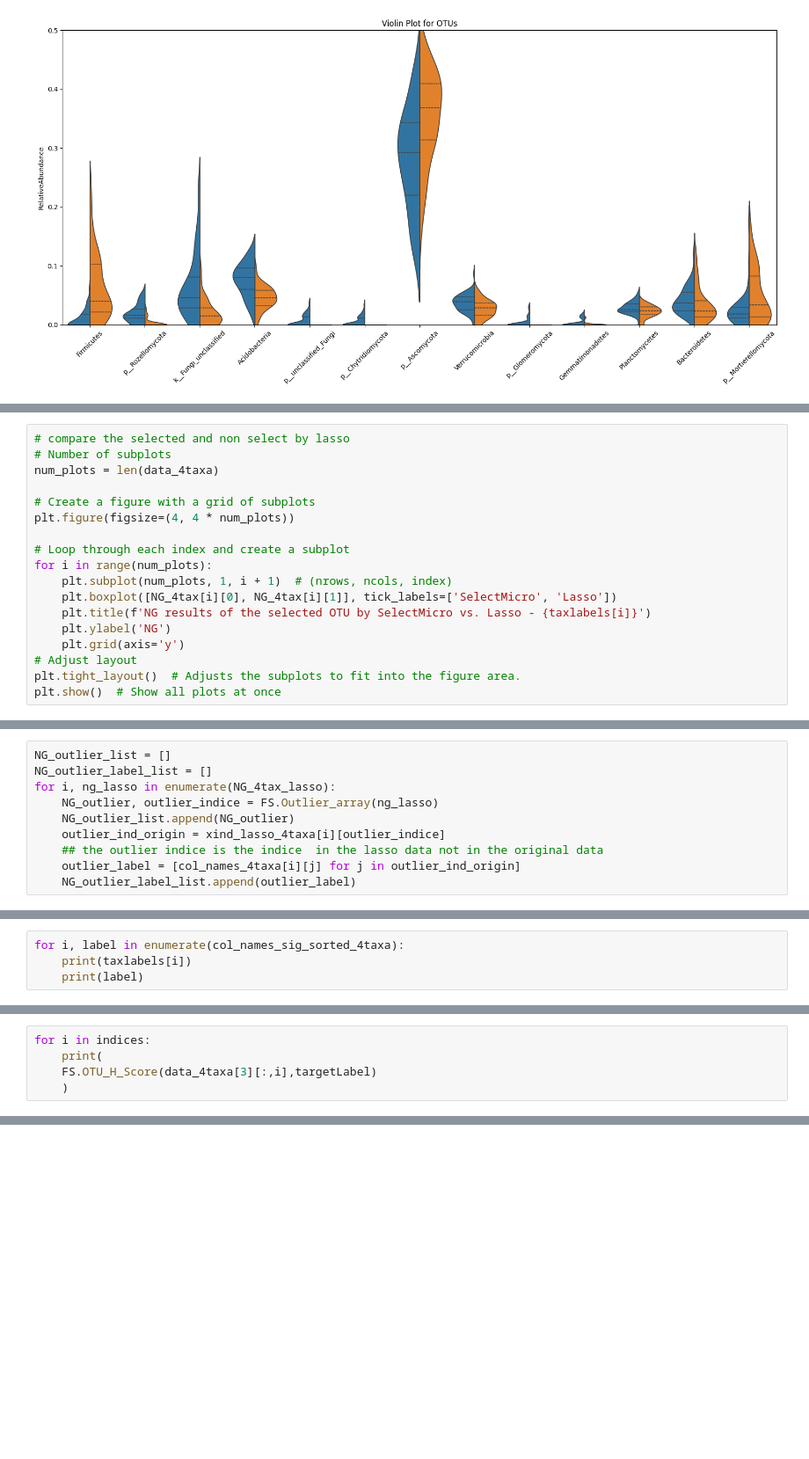
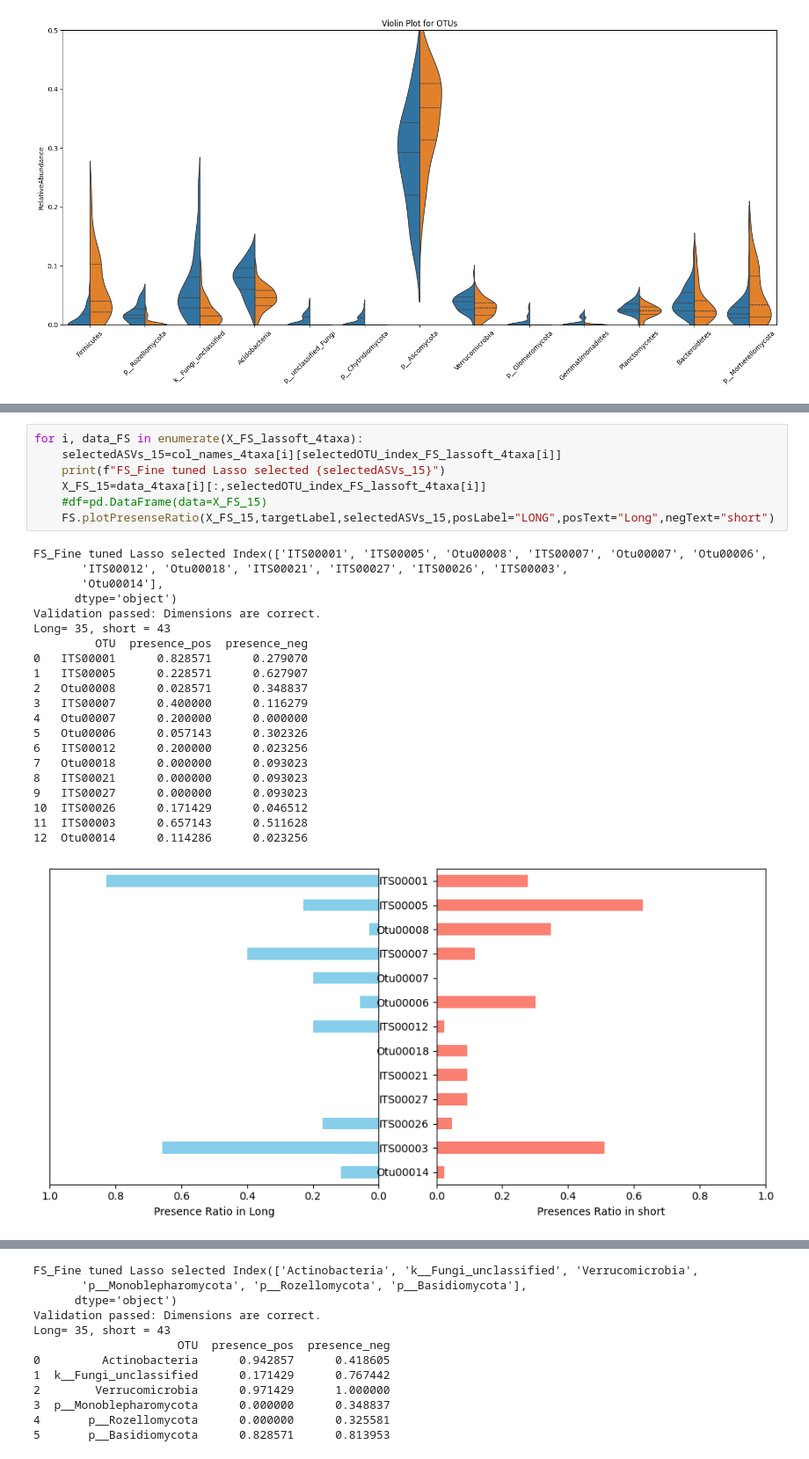
Before and after one commit to mengling-he/SelectMicro_24new, a Jupyter notebook: Analysis/PMI/script/PMI-2_addmodel.ipynb, the cells around one changed output, grey strips where cells are left out. Shown at 88% size. Drawn from its saved outputs; the diff is of its cells as text; blank space fills up the shorter version.

```diff
--- a/Analysis/PMI/script/PMI-2_addmodel.ipynb
+++ b/Analysis/PMI/script/PMI-2_addmodel.ipynb
@@ -483,18 +537,0 @@ for i, data  in enumerate(data_4taxa):
-# %%
-# compare the selected and non select by lasso
-# Number of subplots
-num_plots = len(data_4taxa)
-
-# Create a figure with a grid of subplots
-plt.figure(figsize=(4, 4 * num_plots))
-
-# Loop through each index and create a subplot
-for i in range(num_plots):
-    plt.subplot(num_plots, 1, i + 1)  # (nrows, ncols, index)
-    plt.boxplot([NG_4tax[i][0], NG_4tax[i][1]], tick_labels=['SelectMicro', 'Lasso'])
-    plt.title(f'NG results of the selected OTU by SelectMicro vs. Lasso - {taxlabels[i]}')
-    plt.ylabel('NG')
-    plt.grid(axis='y')
-# Adjust layout
-plt.tight_layout()  # Adjusts the subplots to fit into the figure area.
-plt.show()  # Show all plots at once
@@ -522,10 +537,0 @@ def Outlier_array(arr_input):
-# %%
-NG_outlier_list = []
-NG_outlier_label_list = []
-for i, ng_lasso in enumerate(NG_4tax_lasso):
-    NG_outlier, outlier_indice = FS.Outlier_array(ng_lasso)
-    NG_outlier_list.append(NG_outlier)
-    outlier_ind_origin = xind_lasso_4taxa[i][outlier_indice]
-    ## the outlier indice is the indice  in the lasso data not in the original data
-    outlier_label = [col_names_4taxa[i][j] for j in outlier_ind_origin]
-    NG_outlier_label_list.append(outlier_label)
@@ -550,4 +537,0 @@ print("Is there any value larger than the threshold?", result)
-# %%
-for i, label in enumerate(col_names_sig_sorted_4taxa):
-    print(taxlabels[i])
-    print(label)
@@ -561,5 +537,0 @@ indices
-# %%
-for i in indices:
-    print(
-    FS.OTU_H_Score(data_4taxa[3][:,i],targetLabel)
-    )
@@ -621,0 +538,29 @@ for datatype, subset in data_subset_4taxa[3].items():
+# %%
+for i, data_FS in enumerate(X_FS_lassoft_4taxa):
+    selectedASVs_15=col_names_4taxa[i][selectedOTU_index_FS_lassoft_4taxa[i]]
+    print(f"FS_Fine tuned Lasso selected {selectedASVs_15}")
+    X_FS_15=data_4taxa[i][:,selectedOTU_index_FS_lassoft_4taxa[i]]
+    #df=pd.DataFrame(data=X_FS_15)
+    FS.plotPresenseRatio(X_FS_15,targetLabel,selectedASVs_15,posLabel="LONG",posText="Long",negText="short")
+# %% [output]
+FS_Fine tuned Lasso selected Index(['ITS00001', 'ITS00005', 'Otu00008', 'ITS00007', 'Otu00007', 'Otu00006',
+       'ITS00012', 'Otu00018', 'ITS00021', 'ITS00027', 'ITS00026', 'ITS00003',
+       'Otu00014'],
+      dtype='object')
+Validation passed: Dimensions are correct.
+Long= 35, short = 43
+         OTU  presence_pos  presence_neg
+0   ITS00001      0.828571      0.279070
+1   ITS00005      0.228571      0.627907
+2   Otu00008      0.028571      0.348837
+3   ITS00007      0.400000      0.116279
+4   Otu00007      0.200000      0.000000
+5   Otu00006      0.057143      0.302326
+6   ITS00012      0.200000      0.023256
+7   Otu00018      0.000000      0.093023
+8   ITS00021      0.000000      0.093023
+9   ITS00027      0.000000      0.093023
+10  ITS00026      0.171429      0.046512
+11  ITS00003      0.657143      0.511628
+12  Otu00014      0.114286      0.023256
+[figure, added]
@@ -621,0 +608,12 @@ for datatype, subset in data_subset_4taxa[3].items():
+FS_Fine tuned Lasso selected Index(['Actinobacteria', 'k__Fungi_unclassified', 'Verrucomicrobia',
+       'p__Monoblepharomycota', 'p__Rozellomycota', 'p__Basidiomycota'],
+      dtype='object')
+Validation passed: Dimensions are correct.
+Long= 35, short = 43
+                     OTU  presence_pos  presence_neg
+0         Actinobacteria      0.942857      0.418605
+1  k__Fungi_unclassified      0.171429      0.767442
+2        Verrucomicrobia      0.971429      1.000000
+3  p__Monoblepharomycota      0.000000      0.348837
+4       p__Rozellomycota      0.000000      0.325581
+5       p__Basidiomycota      0.828571      0.813953
```
Also changed, not shown: parts of 42 cells of this notebook, 30 other files.
